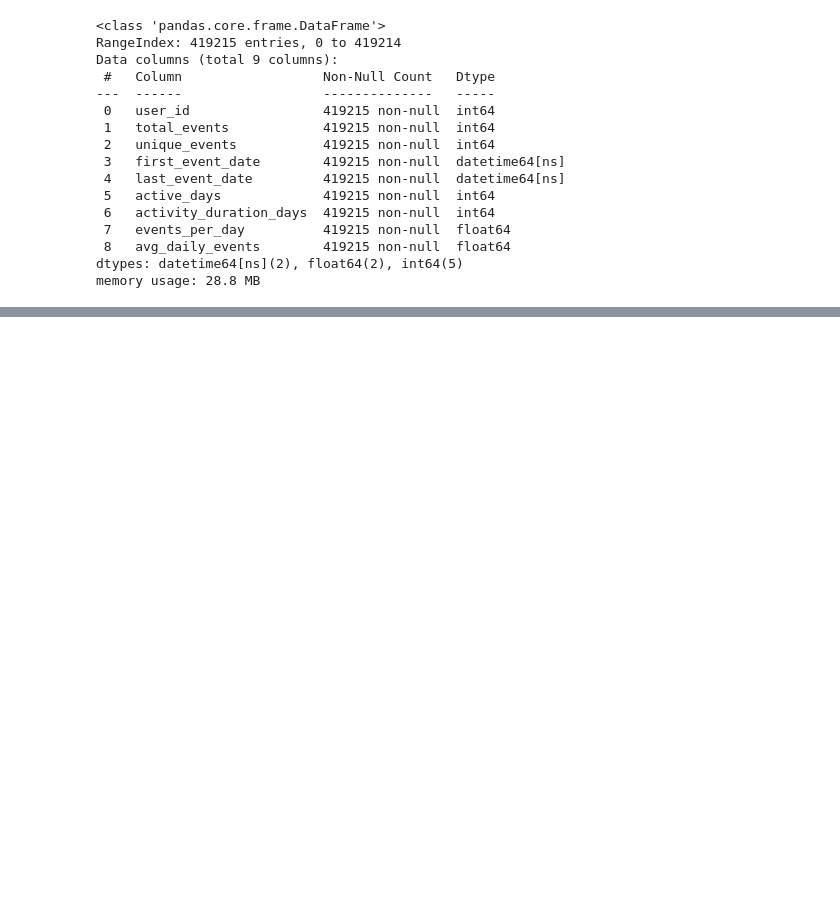
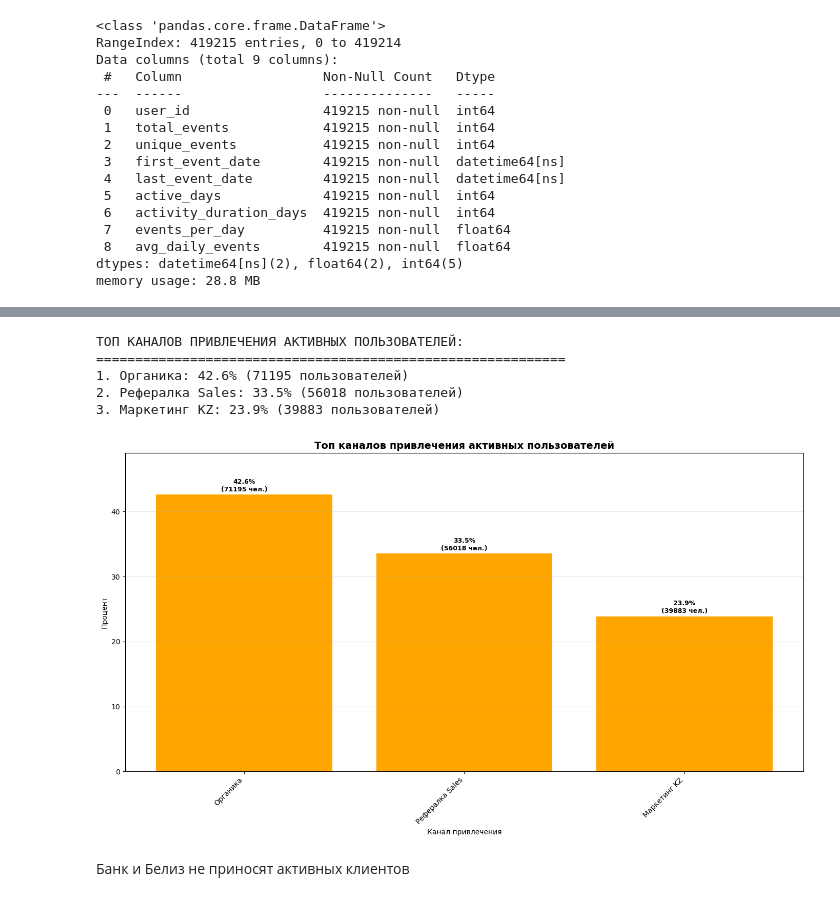
Before and after one commit to Adil7777/Datathon-25-Hackaton, a Jupyter notebook: target_client.ipynb, the cells around one changed output, grey strips where cells are left out. Cells and saved outputs as stored; diff of their text form; code cells hidden in the pictures; blank space fills up the shorter version.

```diff
--- a/target_client.ipynb
+++ b/target_client.ipynb
@@ -64,0 +341,42 @@ memory usage: 28.8 MB
+# %%
+# Анализ каналов привлечения
+channel_distribution = active_users['Канал привлечения'].value_counts(normalize=True) * 100
+channel_counts = active_users['Канал привлечения'].value_counts()
+
+print("ТОП КАНАЛОВ ПРИВЛЕЧЕНИЯ АКТИВНЫХ ПОЛЬЗОВАТЕЛЕЙ:")
+print("=" * 60)
+for i, (channel, percentage) in enumerate(channel_distribution.head(10).items(), 1):
+    count = channel_counts[channel]
+    print(f"{i}. {channel}: {percentage:.1f}% ({count} пользователей)")
+
+# Визуализация топ-10 каналов с числами
+plt.figure(figsize=(14, 8))
+top_10_channels = channel_distribution.head(10)
+top_10_counts = channel_counts.head(10)
+
+bars = plt.bar(top_10_channels.index, top_10_channels.values, color='orange')
+
+# Добавляем числа на столбцы
+for bar, percentage, count in zip(bars, top_10_channels.values, top_10_counts.values):
+    height = bar.get_height()
+    plt.text(bar.get_x() + bar.get_width()/2., height + 0.3,
+             f'{percentage:.1f}%\n({count} чел.)',
+             ha='center', va='bottom', fontweight='bold', fontsize=9)
+
+plt.title('Топ каналов привлечения активных пользователей', fontweight='bold', fontsize=14)
+plt.ylabel('Процент')
+plt.xlabel('Канал привлечения')
+plt.xticks(rotation=45, ha='right')
+plt.grid(axis='y', alpha=0.3)
+plt.ylim(0, max(top_10_channels.values) * 1.15)
+plt.tight_layout()
+plt.show()
+# %% [output]
+ТОП КАНАЛОВ ПРИВЛЕЧЕНИЯ АКТИВНЫХ ПОЛЬЗОВАТЕЛЕЙ:
+============================================================
+1. Органика: 42.6% (71195 пользователей)
+2. Рефералка Sales: 33.5% (56018 пользователей)
+3. Маркетинг KZ: 23.9% (39883 пользователей)
+[figure, added]
+# %% [markdown]
+Банк и Белиз не приносят активных клиентов
```
Also changed, not shown: parts of 27 cells of this notebook.
